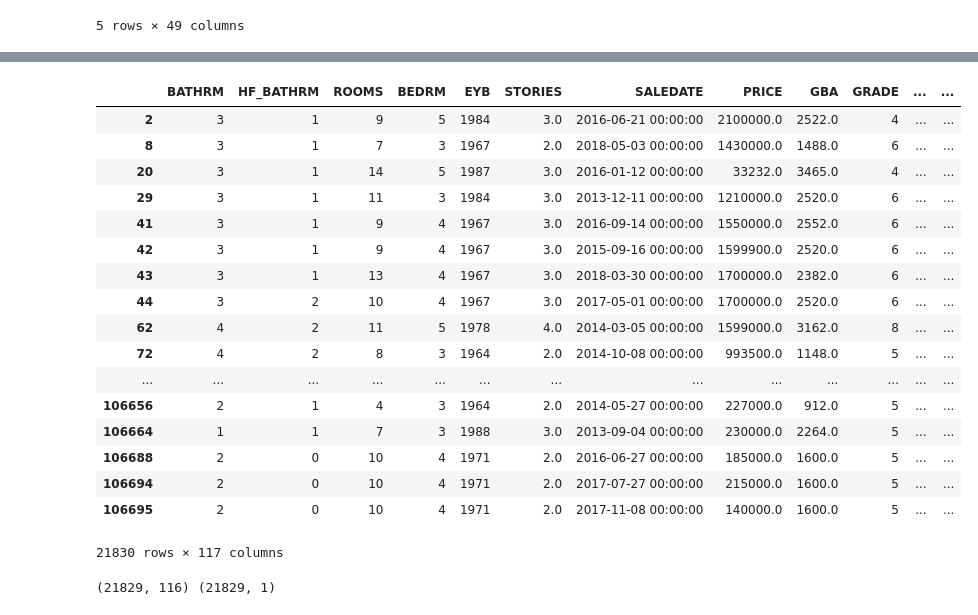
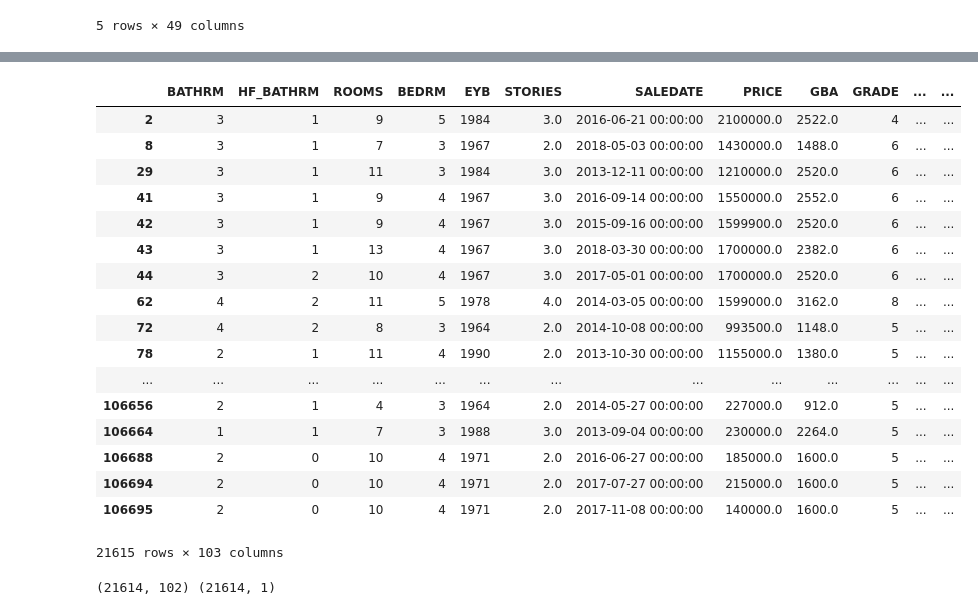
Before and after one commit to Qgui36/DC_properties, a Jupyter notebook: DC properties-Hank.ipynb, the cells around one changed output, grey strips where cells are left out. Saved outputs shown, nothing was run; the diff lists cells and outputs as text; code cells hidden in the pictures.

```diff
--- a/DC properties-Hank.ipynb
+++ b/DC properties-Hank.ipynb
@@ -17,11 +17,11 @@ data.head()
 # %%
 data["SOURCE"] = "Residential"
 data["QUALIFIED"] = 'Q'
-data_limited = data[(data['STORIES'] < 100) & (data['PRICE'] >1000) & (data['PRICE'] <10000000) & (data['SALEDATE'] > '2013-07-01')]
+data_limited = data[(data['STORIES'] < 6) & (data['PRICE'] >99999) & (data['PRICE'] <5001000) & (data['SALEDATE'] > '2013-07-01')]
 
 data_viz = data_limited.drop(['NUM_UNITS','AYB','YR_RMDL','SALE_NUM','BLDG_NUM','GIS_LAST_MOD_DTTM','CMPLX_NUM','LIVING_GBA','NATIONALGRID'], axis=1)
 
-data_ml = data_limited.drop(['NUM_UNITS','AYB','YR_RMDL','SALE_NUM','BLDG_NUM','GIS_LAST_MOD_DTTM','CMPLX_NUM','LIVING_GBA','CITY',
+data_ml = data_limited.drop(['HEAT','NUM_UNITS','AYB','YR_RMDL','SALE_NUM','BLDG_NUM','GIS_LAST_MOD_DTTM','CMPLX_NUM','LIVING_GBA','CITY',
                     'STATE','NATIONALGRID','FULLADDRESS','ASSESSMENT_NBHD','ASSESSMENT_SUBNBHD','CENSUS_TRACT','CENSUS_BLOCK',
                     'WARD','SQUARE','X','Y','SOURCE','QUALIFIED','Unnamed: 0','LATITUDE','LONGITUDE', 'STYLE'], axis=1)
 # %%
@@ -55,11 +55,10 @@ data_ml
 # %%
-data_ml_dummy = pd.get_dummies(data_ml, columns=['HEAT','AC','STRUCT','EXTWALL','ROOF','INTWALL','USECODE','ZIPCODE','QUADRANT'])
+data_ml_dummy = pd.get_dummies(data_ml, columns=['AC','STRUCT','EXTWALL','ROOF','INTWALL','USECODE','ZIPCODE','QUADRANT'])
 data_ml_dummy
 # %% [output]
 |  | BATHRM | HF_BATHRM | ROOMS | BEDRM | EYB | STORIES | SALEDATE | PRICE | GBA | GRADE | ... | ... |
 | 2 | 3 | 1 | 9 | 5 | 1984 | 3.0 | 2016-06-21 00:00:00 | 2100000.0 | 2522.0 | 4 | ... | ... |
 | 8 | 3 | 1 | 7 | 3 | 1967 | 2.0 | 2018-05-03 00:00:00 | 1430000.0 | 1488.0 | 6 | ... | ... |
-| 20 | 3 | 1 | 14 | 5 | 1987 | 3.0 | 2016-01-12 00:00:00 | 33232.0 | 3465.0 | 4 | ... | ... |
 | 29 | 3 | 1 | 11 | 3 | 1984 | 3.0 | 2013-12-11 00:00:00 | 1210000.0 | 2520.0 | 6 | ... | ... |
 | 41 | 3 | 1 | 9 | 4 | 1967 | 3.0 | 2016-09-14 00:00:00 | 1550000.0 | 2552.0 | 6 | ... | ... |
 | 42 | 3 | 1 | 9 | 4 | 1967 | 3.0 | 2015-09-16 00:00:00 | 1599900.0 | 2520.0 | 6 | ... | ... |
@@ -67,13 +66,14 @@ data_ml_dummy
 | 44 | 3 | 2 | 10 | 4 | 1967 | 3.0 | 2017-05-01 00:00:00 | 1700000.0 | 2520.0 | 6 | ... | ... |
 | 62 | 4 | 2 | 11 | 5 | 1978 | 4.0 | 2014-03-05 00:00:00 | 1599000.0 | 3162.0 | 8 | ... | ... |
 | 72 | 4 | 2 | 8 | 3 | 1964 | 2.0 | 2014-10-08 00:00:00 | 993500.0 | 1148.0 | 5 | ... | ... |
+| 78 | 2 | 1 | 11 | 4 | 1990 | 2.0 | 2013-10-30 00:00:00 | 1155000.0 | 1380.0 | 5 | ... | ... |
 | ... | ... | ... | ... | ... | ... | ... | ... | ... | ... | ... | ... | ... |
 | 106656 | 2 | 1 | 4 | 3 | 1964 | 2.0 | 2014-05-27 00:00:00 | 227000.0 | 912.0 | 5 | ... | ... |
 | 106664 | 1 | 1 | 7 | 3 | 1988 | 3.0 | 2013-09-04 00:00:00 | 230000.0 | 2264.0 | 5 | ... | ... |
 | 106688 | 2 | 0 | 10 | 4 | 1971 | 2.0 | 2016-06-27 00:00:00 | 185000.0 | 1600.0 | 5 | ... | ... |
 | 106694 | 2 | 0 | 10 | 4 | 1971 | 2.0 | 2017-07-27 00:00:00 | 215000.0 | 1600.0 | 5 | ... | ... |
 | 106695 | 2 | 0 | 10 | 4 | 1971 | 2.0 | 2017-11-08 00:00:00 | 140000.0 | 1600.0 | 5 | ... | ... |
-21830 rows × 117 columns
+21615 rows × 103 columns
 # %%
 data_ml_dummy.to_csv('Clean_DC_data.csv')
 # %%
@@ -85,7 +85,7 @@ y = data_ml_dummy["PRICE"].values.reshape(-1, 1)
 
 print(X.shape, y.shape)
 # %% [output]
-(21829, 116) (21829, 1)
+(21614, 102) (21614, 1)
 # %%
 from sklearn.decomposition import PCA
 from sklearn.model_selection import train_test_split
```
Also changed, not shown: parts of 20 cells of this notebook, 5 other files.
